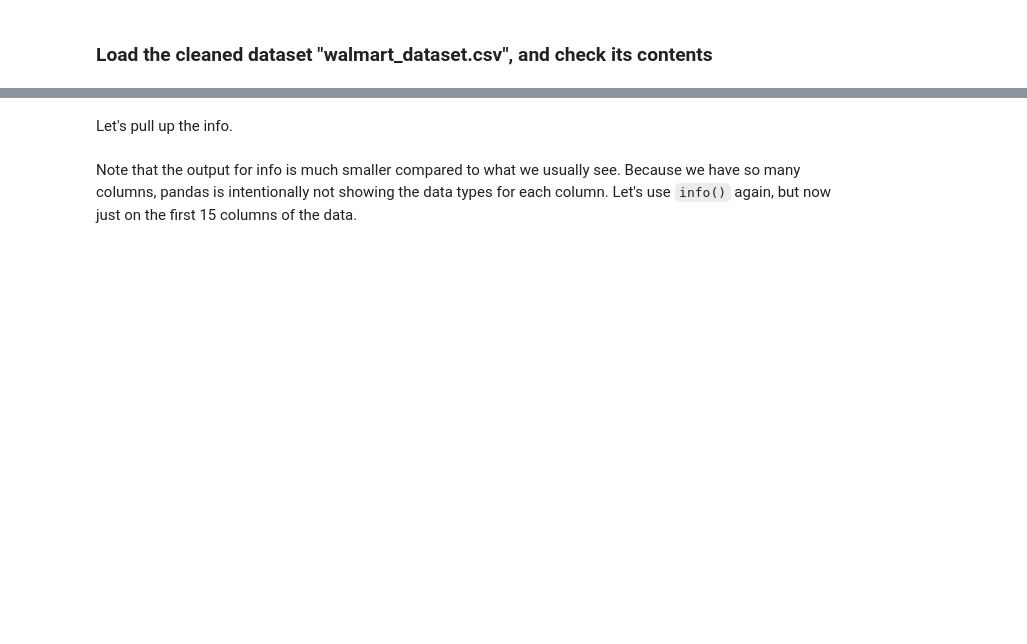
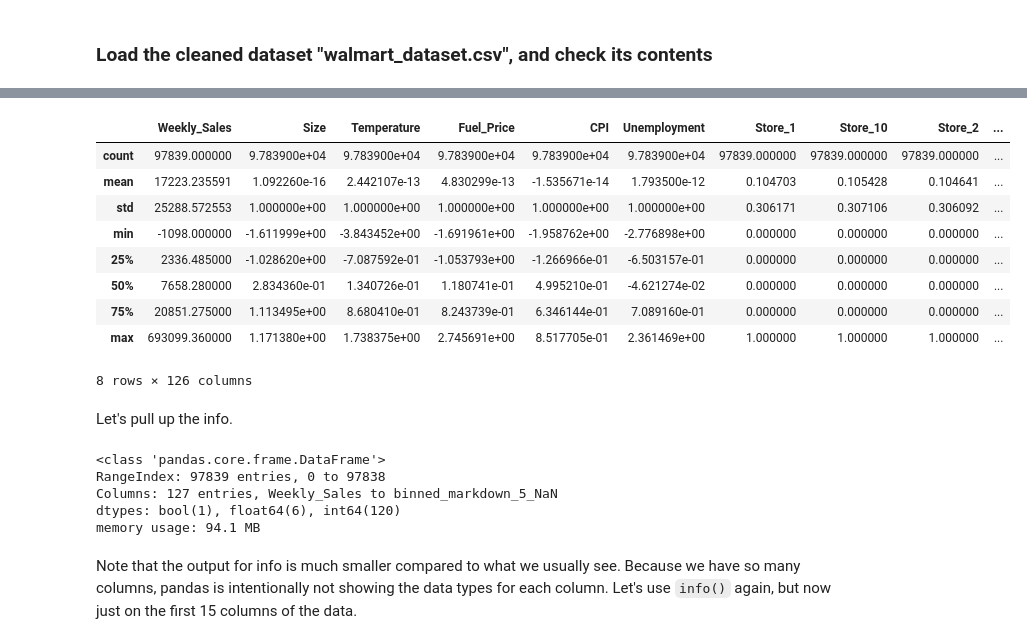
Before and after one commit to giorosati/dsc-1-12-11-modeling-our-data-lab-online-ds-pt-100118, a Jupyter notebook: index.ipynb, the cells around one changed output, grey strips where cells are left out. Drawn from its saved outputs; the diff is of its cells as text; code cells hidden in the pictures; blank space fills up the shorter version.

```diff
--- a/index.ipynb
+++ b/index.ipynb
@@ -38,4 +41,25 @@ df.head()
+# %%
+walmart.describe()
+# %% [output]
+|  | Weekly_Sales | Size | Temperature | Fuel_Price | CPI | Unemployment | Store_1 | Store_10 | Store_2 | ... |
+| count | 97839.000000 | 9.783900e+04 | 9.783900e+04 | 9.783900e+04 | 9.783900e+04 | 9.783900e+04 | 97839.000000 | 97839.000000 | 97839.000000 | ... |
+| mean | 17223.235591 | 1.092260e-16 | 2.442107e-13 | 4.830299e-13 | -1.535671e-14 | 1.793500e-12 | 0.104703 | 0.105428 | 0.104641 | ... |
+| std | 25288.572553 | 1.000000e+00 | 1.000000e+00 | 1.000000e+00 | 1.000000e+00 | 1.000000e+00 | 0.306171 | 0.307106 | 0.306092 | ... |
+| min | -1098.000000 | -1.611999e+00 | -3.843452e+00 | -1.691961e+00 | -1.958762e+00 | -2.776898e+00 | 0.000000 | 0.000000 | 0.000000 | ... |
+| 25% | 2336.485000 | -1.028620e+00 | -7.087592e-01 | -1.053793e+00 | -1.266966e-01 | -6.503157e-01 | 0.000000 | 0.000000 | 0.000000 | ... |
+| 50% | 7658.280000 | 2.834360e-01 | 1.340726e-01 | 1.180741e-01 | 4.995210e-01 | -4.621274e-02 | 0.000000 | 0.000000 | 0.000000 | ... |
+| 75% | 20851.275000 | 1.113495e+00 | 8.680410e-01 | 8.243739e-01 | 6.346144e-01 | 7.089160e-01 | 0.000000 | 0.000000 | 0.000000 | ... |
+| max | 693099.360000 | 1.171380e+00 | 1.738375e+00 | 2.745691e+00 | 8.517705e-01 | 2.361469e+00 | 1.000000 | 1.000000 | 1.000000 | ... |
+8 rows × 126 columns
 # %% [markdown]
 Let's pull up the info.
+# %%
+walmart.info()
+# %% [output]
+<class 'pandas.core.frame.DataFrame'>
+RangeIndex: 97839 entries, 0 to 97838
+Columns: 127 entries, Weekly_Sales to binned_markdown_5_NaN
+dtypes: bool(1), float64(6), int64(120)
+memory usage: 94.1 MB
 # %% [markdown]
 Note that the output for info is much smaller compared to what we usually see. Because we have so many columns, pandas is intentionally not showing the data types for each column. Let's use `info()` again, but now just on the first 15 columns of the data.
```
Also changed, not shown: parts of 7 cells of this notebook.
